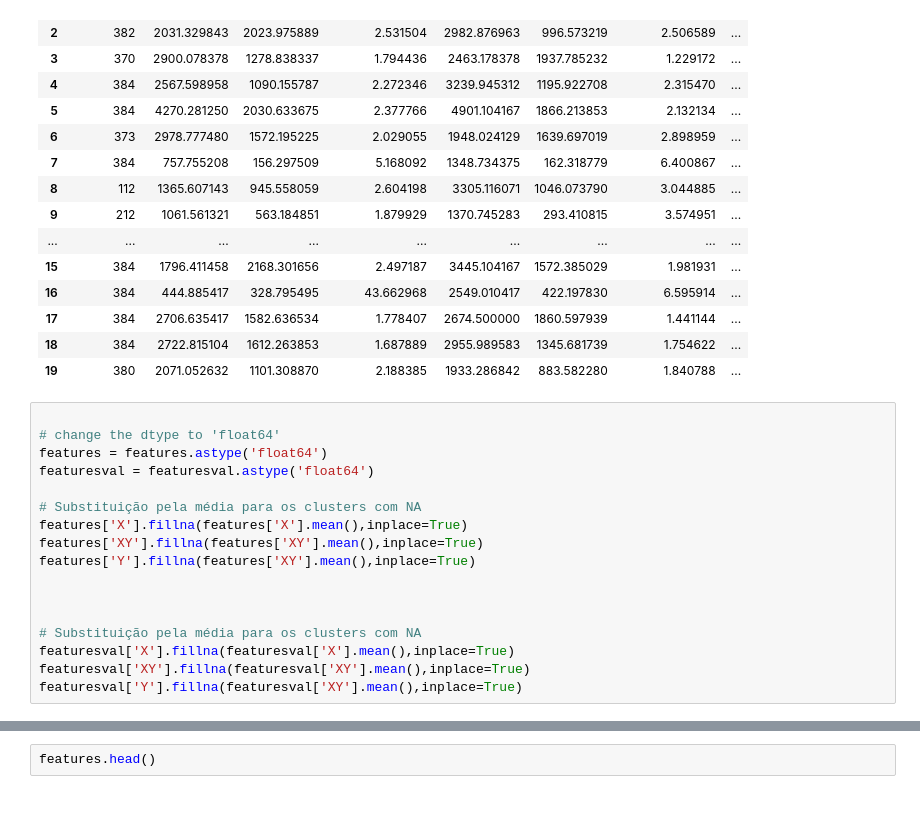
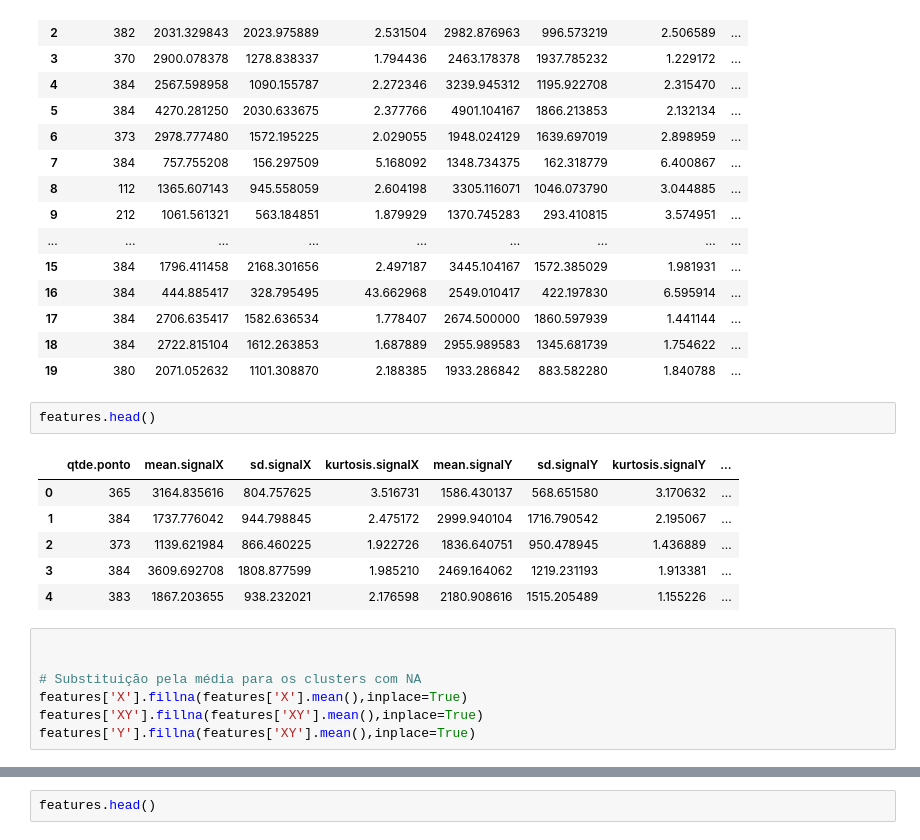
Before and after one commit to polivio/AM, a Jupyter notebook: KNN_KDD_BR_testes3.ipynb, the cells around one changed output, grey strips where cells are left out. Drawn from its saved outputs; the diff is of its cells as text; blank space fills up the shorter version.

```diff
--- a/KNN_KDD_BR_testes3.ipynb
+++ b/KNN_KDD_BR_testes3.ipynb
@@ -51,20 +51,19 @@ featuresval.head(20)
 | 17 | 384 | 2706.635417 | 1582.636534 | 1.778407 | 2674.500000 | 1860.597939 | 1.441144 | ... |
 | 18 | 384 | 2722.815104 | 1612.263853 | 1.687889 | 2955.989583 | 1345.681739 | 1.754622 | ... |
 | 19 | 380 | 2071.052632 | 1101.308870 | 2.188385 | 1933.286842 | 883.582280 | 1.840788 | ... |
+# %%
+features.head()
+# %% [output]
+|  | qtde.ponto | mean.signalX | sd.signalX | kurtosis.signalX | mean.signalY | sd.signalY | kurtosis.signalY | ... |
+| 0 | 365 | 3164.835616 | 804.757625 | 3.516731 | 1586.430137 | 568.651580 | 3.170632 | ... |
+| 1 | 384 | 1737.776042 | 944.798845 | 2.475172 | 2999.940104 | 1716.790542 | 2.195067 | ... |
+| 2 | 373 | 1139.621984 | 866.460225 | 1.922726 | 1836.640751 | 950.478945 | 1.436889 | ... |
+| 3 | 384 | 3609.692708 | 1808.877599 | 1.985210 | 2469.164062 | 1219.231193 | 1.913381 | ... |
+| 4 | 383 | 1867.203655 | 938.232021 | 2.176598 | 2180.908616 | 1515.205489 | 1.155226 | ... |
 # %%
 
-# change the dtype to 'float64'
-features = features.astype('float64')
-featuresval = featuresval.astype('float64')
 
 # Substituição pela média para os clusters com NA
 features['X'].fillna(features['X'].mean(),inplace=True)
 features['XY'].fillna(features['XY'].mean(),inplace=True)
 features['Y'].fillna(features['XY'].mean(),inplace=True)
-
-
-
-# Substituição pela média para os clusters com NA
-featuresval['X'].fillna(featuresval['X'].mean(),inplace=True)
-featuresval['XY'].fillna(featuresval['XY'].mean(),inplace=True)
-featuresval['Y'].fillna(featuresval['XY'].mean(),inplace=True)
```
Also changed, not shown: parts of 10 cells of this notebook.
